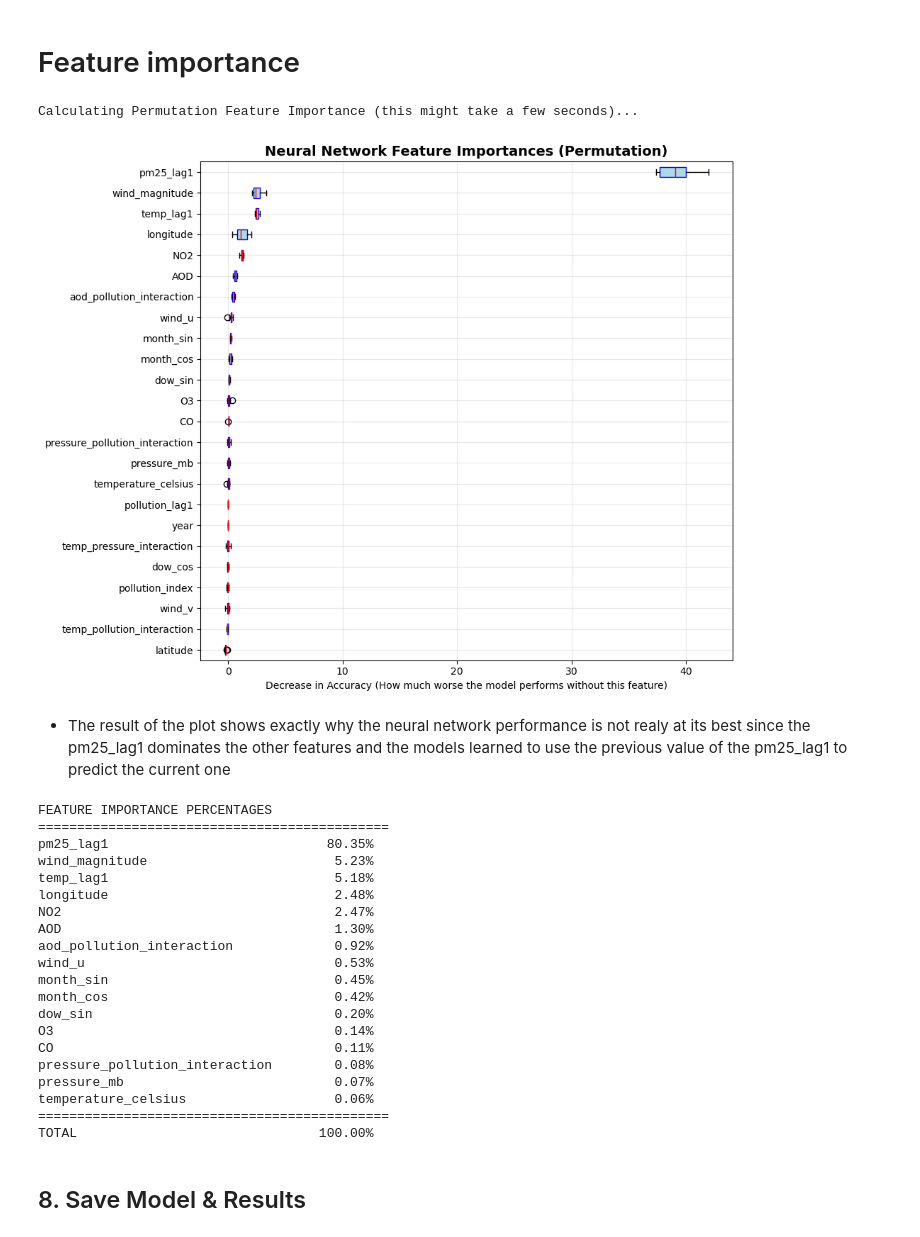
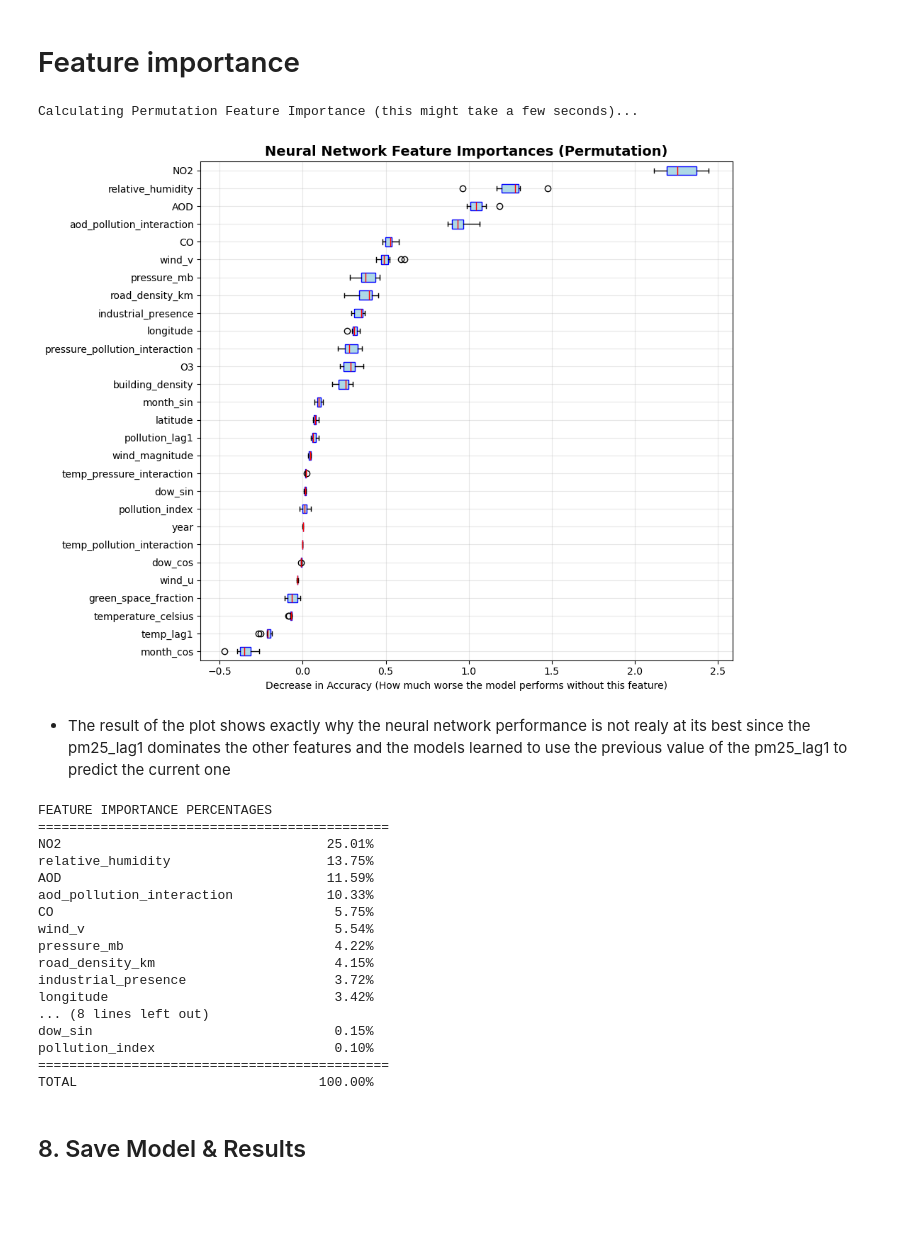
Before and after one commit to nacermissouni23/pm25-air-quality, a Jupyter notebook: notebooks/neural_network_training.ipynb, the cells around one changed output. Drawn from its saved outputs; the diff is of its cells as text; code cells hidden in the pictures; blank space fills up the shorter version.

```diff
--- a/notebooks/neural_network_training.ipynb
+++ b/notebooks/neural_network_training.ipynb
@@ -414,7 +463,7 @@ print("TRAINING FINAL MODEL WITH BEST HYPERPARAMETERS")
 print(f"{'='*80}")
 
 # Create final model
-final_model = MLPRegressor(
+base_model = MLPRegressor(
     hidden_layer_sizes=(
         best_params['hidden_layer_1'],
         best_params['hidden_layer_2'],
@@ -431,9 +480,16 @@ final_model = MLPRegressor(
     validation_fraction=0.1,
     n_iter_no_change=20,
     tol=1e-5,
+    shuffle=False,
     random_state=42,
     verbose=True
 )
+# final_model = TransformedTargetRegressor(
+#     regressor=base_model,
+#     func=np.log1p,         # log(1 + y) transform before training
+#     inverse_func=np.expm1  # exp(y) - 1 transform after prediction
+# )
+final_model=base_model
 
 print(f"\nModel architecture:")
 print(f"  Hidden layers: ({best_params['hidden_layer_1']}, {best_params['hidden_layer_2']}, {best_params['hidden_layer_3']})")
@@ -826,39 +659,39 @@ print("Calculating Permutation Feature Importance (this might take a few seconds
 # Calculate importance on the validation set
 result = permutation_importance(
     final_model,
-    X_val,
-    y_val,
+    X_test,
+    y_test,
     n_repeats=10,       # Shuffles each feature 10 times to get a stable average
     random_state=42,
     n_jobs=-1,          # Uses all your CPU cores to make it fast
     scoring='neg_mean_squared_error' # We look at how much the error increases
 )
 
 # Sort the features by how important they are
 sorted_idx = result.importances_mean.argsort()
 
 # Create a nice plot
 fig, ax = plt.subplots(figsize=(10, 8))
 ax.boxplot(
     result.importances[sorted_idx].T,
     vert=False,
-    labels=X_val.columns[sorted_idx],
+    labels=X_test.columns[sorted_idx],
     patch_artist=True,
     boxprops=dict(facecolor='lightblue', color='blue'),
     medianprops=dict(color='red')
 )
 
 ax.set_title("Neural Network Feature Importances (Permutation)", fontsize=14, fontweight='bold')
 ax.set_xlabel("Decrease in Accuracy (How much worse the model performs without this feature)")
 ax.grid(True, alpha=0.3)
 plt.tight_layout()
 
 # Save and show
 plt.savefig(model_dir / 'nn_feature_importance.png', dpi=150, bbox_inches='tight')
 plt.show()
 # %% [output]
 Calculating Permutation Feature Importance (this might take a few seconds)...
-[figure, old version]
+[figure, new version]
 # %% [markdown]
 - The result of the plot shows exactly why the neural network performance is not realy at its best since the pm25_lag1 dominates the other features and the models learned to use the previous value of the pm25_lag1 to predict the current one
 # %%
@@ -876,7 +709,7 @@ else:
     percentages = np.zeros_like(positive_importances)
 # Build a DataFrame for easy sorting and display
 importance_df = pd.DataFrame({
-    'Feature': X_val.columns,
+    'Feature': X_test.columns,
     'Percentage (%)': percentages
 })
 # Sort from highest importance to lowest
@@ -893,22 +726,19 @@ print(f"{'TOTAL':<35} 100.00%")
 # %% [output]
 FEATURE IMPORTANCE PERCENTAGES
 =============================================
-pm25_lag1                            80.35%
-wind_magnitude                        5.23%
-temp_lag1                             5.18%
-longitude                             2.48%
-NO2                                   2.47%
-AOD                                   1.30%
-aod_pollution_interaction             0.92%
-wind_u                                0.53%
-month_sin                             0.45%
-month_cos                             0.42%
-dow_sin                               0.20%
-O3                                    0.14%
-CO                                    0.11%
-pressure_pollution_interaction        0.08%
-pressure_mb                           0.07%
-temperature_celsius                   0.06%
+NO2                                  25.01%
+relative_humidity                    13.75%
+AOD                                  11.59%
+aod_pollution_interaction            10.33%
+CO                                    5.75%
+wind_v                                5.54%
+pressure_mb                           4.22%
+road_density_km                       4.15%
+industrial_presence                   3.72%
+longitude                             3.42%
+... (8 lines left out)
+dow_sin                               0.15%
+pollution_index                       0.10%
 =============================================
 TOTAL                               100.00%
 # %% [markdown]
```
Also changed, not shown: parts of 23 cells of this notebook, 8 other files.
